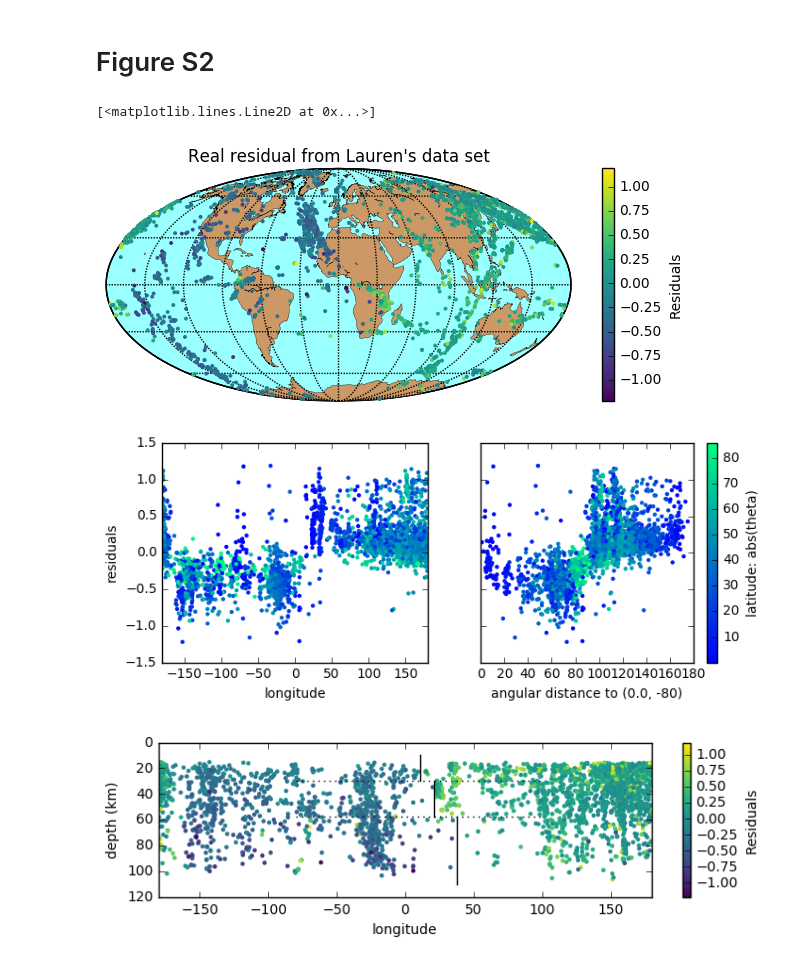
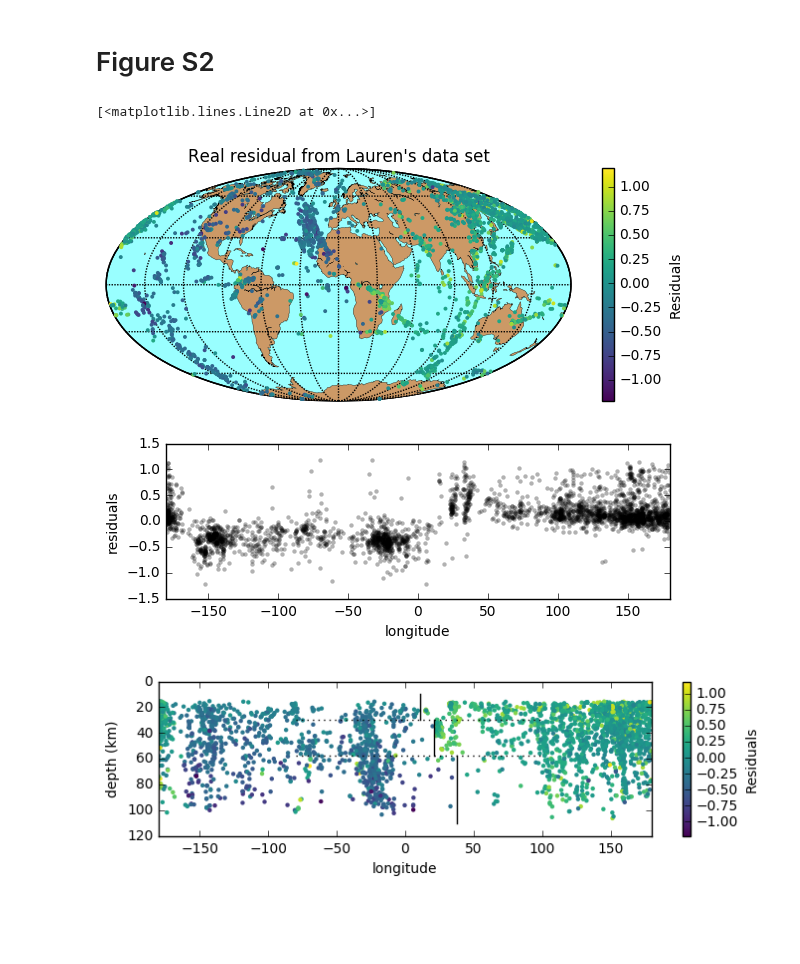
Before and after one commit to MarineLasbleis/GrowYourIC, a Jupyter notebook: notebooks/SupplMaterials_S1_S2.ipynb, the cells around one changed output. Saved outputs shown, nothing was run; the diff lists cells and outputs as text; code cells hidden in the pictures; blank space fills up the shorter version.

Commit message:
update notebooks with good figures + change in numbering

```diff
--- a/notebooks/SupplMaterials_S1_S2.ipynb
+++ b/notebooks/SupplMaterials_S1_S2.ipynb
@@ -72,42 +72,44 @@ ax.plot([-170,-170],[-90,90],'k:')
 m, fig = plot_data.setting_map()
 # cm = plt.cm.get_cmap('seismic')
 x, y = m(p, t)
 sc = m.scatter(x, y, c=residual, s=8, zorder=10, cmap=cm, edgecolors='none')
 plt.title("Real residual from Lauren's data set")
 cbar1 = plt.colorbar(sc)
 cbar1.set_label("Residuals")
 plt.savefig("figures/WD11_maps.pdf")
 ## phi and distance plots
-fig, ax = plt.subplots(1,2, sharey=True)
+
+fig, ax = plt.subplots(sharey=True, figsize=(6.5, 2))
 cm2 = plt.cm.get_cmap('winter')
-sc1 = ax[0].scatter(p, residual, c=abs(t), s=10,cmap=cm2, linewidth=0)
-ax[0].set_xlabel("longitude")
-ax[0].set_ylabel("residuals")
-ax[0].set_xlim([-180, 180])
-sc2 = ax[1].scatter(dist, residual, c=abs(t), s=10,cmap=cm2, linewidth=0)
-ax[1].set_xlabel("angular distance to ({}, {})".format(*velocity_center))
-ax[1].set_xlim([0, 180])
+sc1 = ax.scatter(p, residual, c="black", s=10,cmap=cm2, linewidth=0, alpha=0.3)
+ax.set_xlabel("longitude")
+ax.set_ylabel("residuals")
+ax.set_xlim([-180, 180])
+#sc2 = ax[1].scatter(dist, residual, c="k", s=10,cmap=cm2, linewidth=0)
+#ax[1].set_xlabel("angular distance to ({}, {})".format(*velocity_center))
+#ax[1].set_xlim([0, 180])
 #fig.suptitle("Dataset: {},\n geodynamic model: {}".format(data_set_random.name, geodynModel.name))
-cbar2 = fig.colorbar(sc2)
-cbar2.set_label("latitude: abs(theta)")
+#cbar2 = fig.colorbar(sc2)
+#cbar2.set_label("latitude: abs(theta)")
+plt.savefig("test.pdf")
 
 fig, ax = plt.subplots(figsize=(8, 2))
 rICB_dim = 1221. #in km
 sc=ax.scatter(p,rICB_dim*(1.-r), c=residual, s=10,cmap=cm, linewidth=0)
 ax.set_ylim(-0,120)
 fig.gca().invert_yaxis()
 ax.set_xlim(-180,180)
 cbar = fig.colorbar(sc)
 cbar.set_label("Residuals")
 ax.set_xlabel("longitude")
 ax.set_ylabel("depth (km)")
 ax.plot([11,11],[10,30], 'k')
 ax.plot([21,21],[30,58], 'k')
 ax.plot([38,38],[58,110], 'k')
 ax.plot([-80,100], [30,30], 'k:')
 ax.plot([-80,100], [58,58], 'k:')
 # %% [output]
 [<matplotlib.lines.Line2D at 0x...>]
 [figure]
-[figure, old version]
+[figure, new version]
 [figure]
```
Also changed, not shown: 5 other files.
